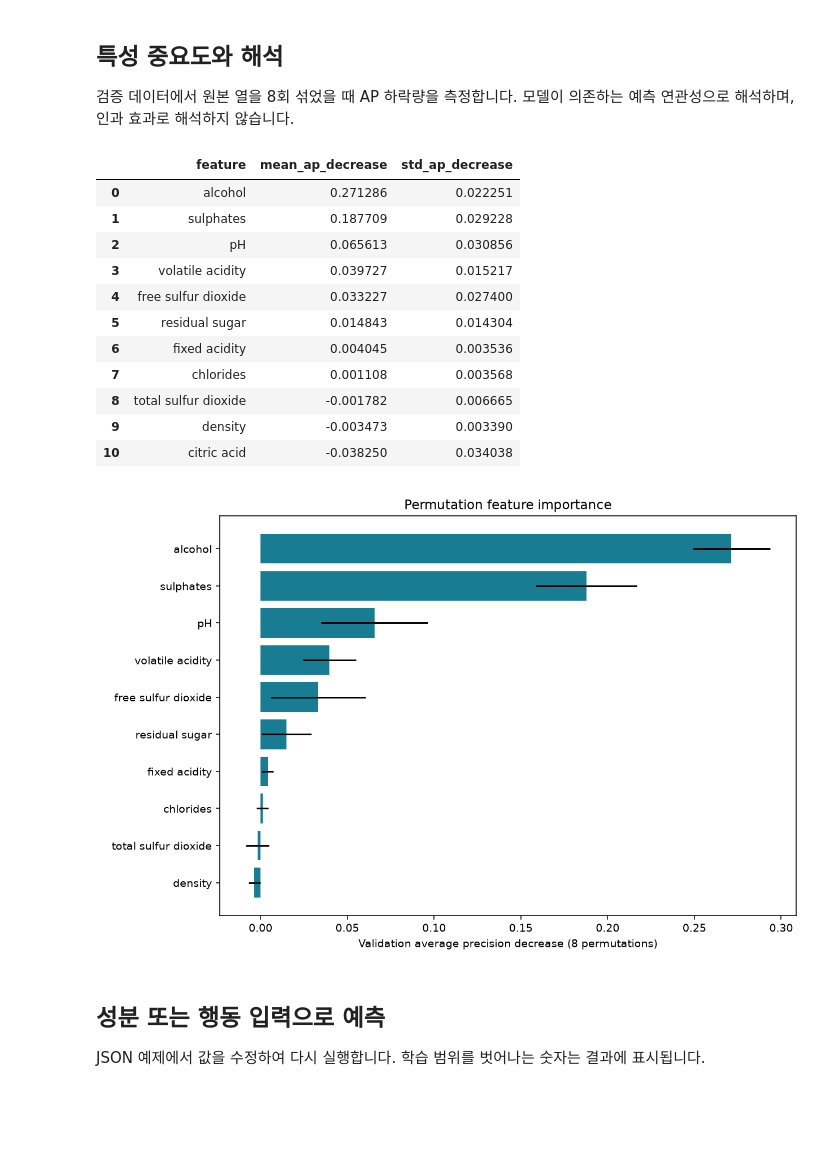
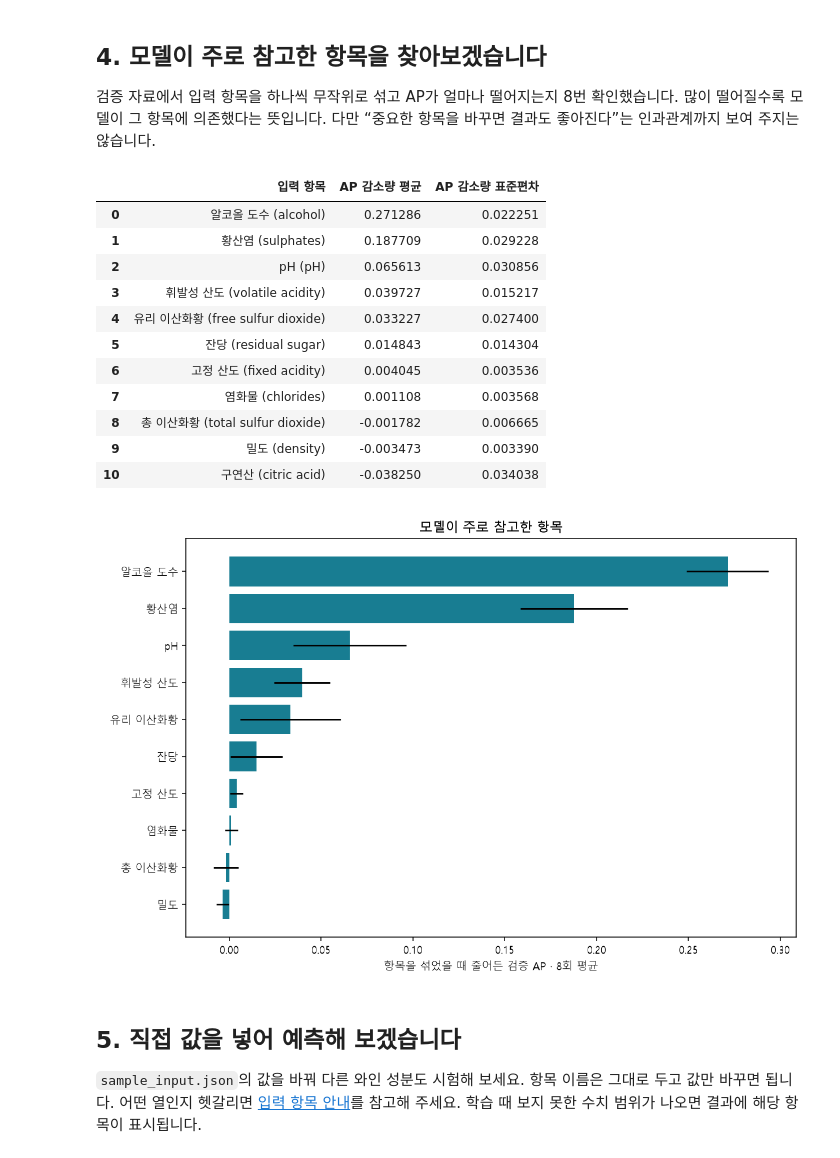
Before and after one commit to JHZZAng12/wine-quality-classifier, a Jupyter notebook: analysis.ipynb, the cells around one changed output. Drawn from its saved outputs; the diff is of its cells as text; code cells hidden in the pictures; blank space fills up the shorter version.

```diff
--- a/analysis.ipynb
+++ b/analysis.ipynb
@@ -145,26 +145,26 @@ display(pd.read_csv("misclassified.csv").head(10))
 # %% [markdown]
-## 특성 중요도와 해석
+## 4. 모델이 주로 참고한 항목을 찾아보겠습니다
 
-검증 데이터에서 원본 열을 8회 섞었을 때 AP 하락량을 측정합니다. 모델이 의존하는 예측 연관성으로 해석하며, 인과 효과로 해석하지 않습니다.
+검증 자료에서 입력 항목을 하나씩 무작위로 섞고 AP가 얼마나 떨어지는지 8번 확인했습니다. 많이 떨어질수록 모델이 그 항목에 의존했다는 뜻입니다. 다만 “중요한 항목을 바꾸면 결과도 좋아진다”는 인과관계까지 보여 주지는 않습니다.
 # %%
-display(pd.read_csv("feature_importance.csv"))
-display(Image(filename="feature_importance.png"))
+display(importance_for_readers(pd.read_csv('feature_importance.csv')))
+display(Image(filename='feature_importance.png'))
 # %% [output]
-|  | feature | mean_ap_decrease | std_ap_decrease |
-| 0 | alcohol | 0.271286 | 0.022251 |
-| 1 | sulphates | 0.187709 | 0.029228 |
-| 2 | pH | 0.065613 | 0.030856 |
-| 3 | volatile acidity | 0.039727 | 0.015217 |
-| 4 | free sulfur dioxide | 0.033227 | 0.027400 |
-| 5 | residual sugar | 0.014843 | 0.014304 |
-| 6 | fixed acidity | 0.004045 | 0.003536 |
-| 7 | chlorides | 0.001108 | 0.003568 |
-| 8 | total sulfur dioxide | -0.001782 | 0.006665 |
-| 9 | density | -0.003473 | 0.003390 |
-| 10 | citric acid | -0.038250 | 0.034038 |
+|  | 입력 항목 | AP 감소량 평균 | AP 감소량 표준편차 |
+| 0 | 알코올 도수 (alcohol) | 0.271286 | 0.022251 |
+| 1 | 황산염 (sulphates) | 0.187709 | 0.029228 |
+| 2 | pH (pH) | 0.065613 | 0.030856 |
+| 3 | 휘발성 산도 (volatile acidity) | 0.039727 | 0.015217 |
+| 4 | 유리 이산화황 (free sulfur dioxide) | 0.033227 | 0.027400 |
+| 5 | 잔당 (residual sugar) | 0.014843 | 0.014304 |
+| 6 | 고정 산도 (fixed acidity) | 0.004045 | 0.003536 |
+| 7 | 염화물 (chlorides) | 0.001108 | 0.003568 |
+| 8 | 총 이산화황 (total sulfur dioxide) | -0.001782 | 0.006665 |
+| 9 | 밀도 (density) | -0.003473 | 0.003390 |
+| 10 | 구연산 (citric acid) | -0.038250 | 0.034038 |
-[figure, old version]
+[figure, new version]
 # %% [markdown]
-## 성분 또는 행동 입력으로 예측
+## 5. 직접 값을 넣어 예측해 보겠습니다
 
-JSON 예제에서 값을 수정하여 다시 실행합니다. 학습 범위를 벗어나는 숫자는 결과에 표시됩니다.
+`sample_input.json`의 값을 바꿔 다른 와인 성분도 시험해 보세요. 항목 이름은 그대로 두고 값만 바꾸면 됩니다. 어떤 열인지 헷갈리면 [입력 항목 안내](FEATURES.md)를 참고해 주세요. 학습 때 보지 못한 수치 범위가 나오면 결과에 해당 항목이 표시됩니다.
 # %%
```
Also changed, not shown: parts of 12 cells of this notebook, 12 other files.
